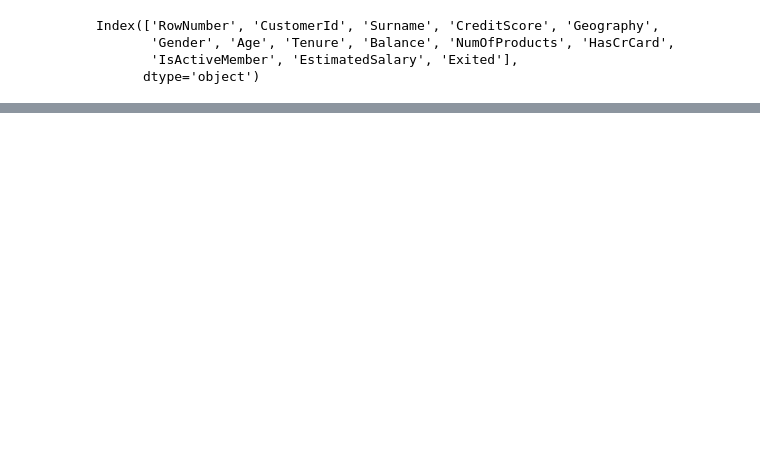
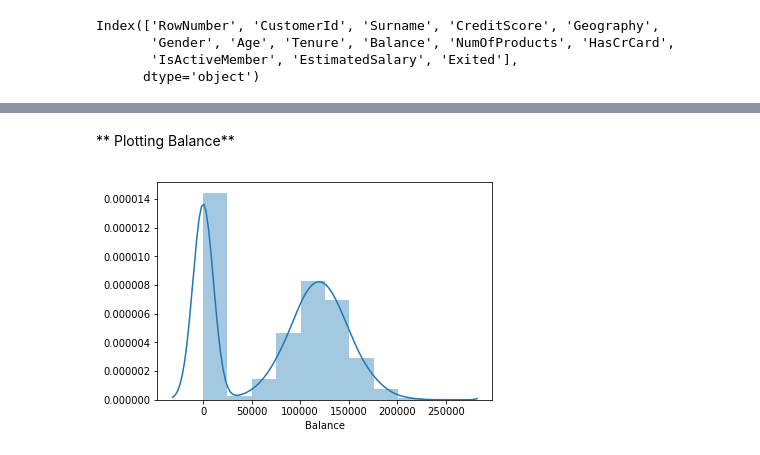
Before and after one commit to mahendraprateik/Bank-Churn-Model-Neural-Network, a Jupyter notebook: BankChurnModel.ipynb, the cells around one changed output, grey strips where cells are left out. Cells and saved outputs as stored; diff of their text form; code cells hidden in the pictures; blank space fills up the shorter version.

```diff
--- a/BankChurnModel.ipynb
+++ b/BankChurnModel.ipynb
@@ -14,0 +32,7 @@ Index(['RowNumber', 'CustomerId', 'Surname', 'CreditScore', 'Geography',
+# %% [markdown]
+** Plotting Balance**
+# %%
+sns.distplot(dataset.Balance, bins = 10)
+plt.show()
+# %% [output]
+[figure, added]
```
Also changed, not shown: parts of 35 cells of this notebook.
